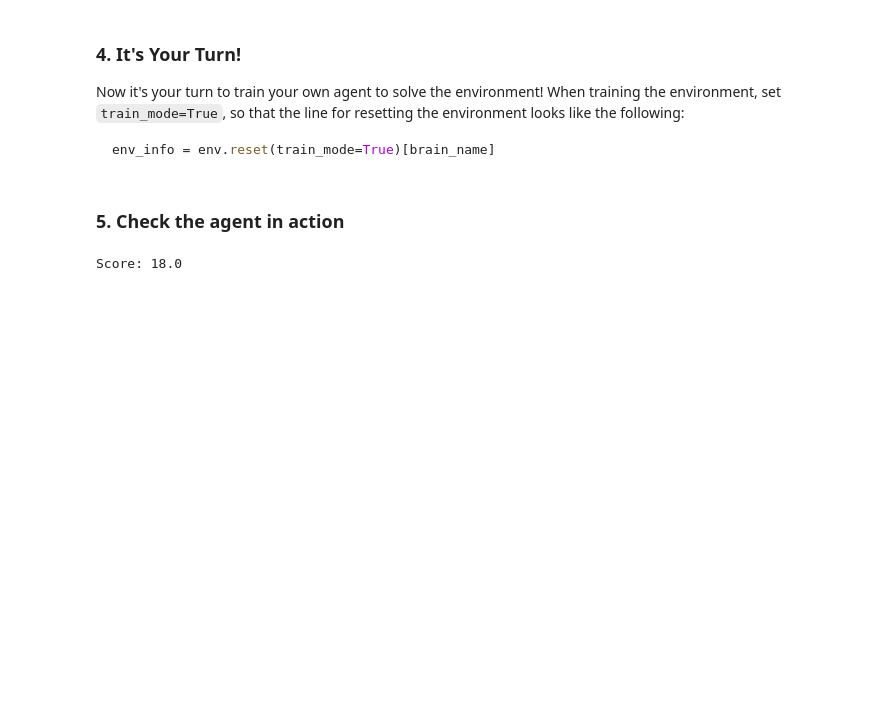
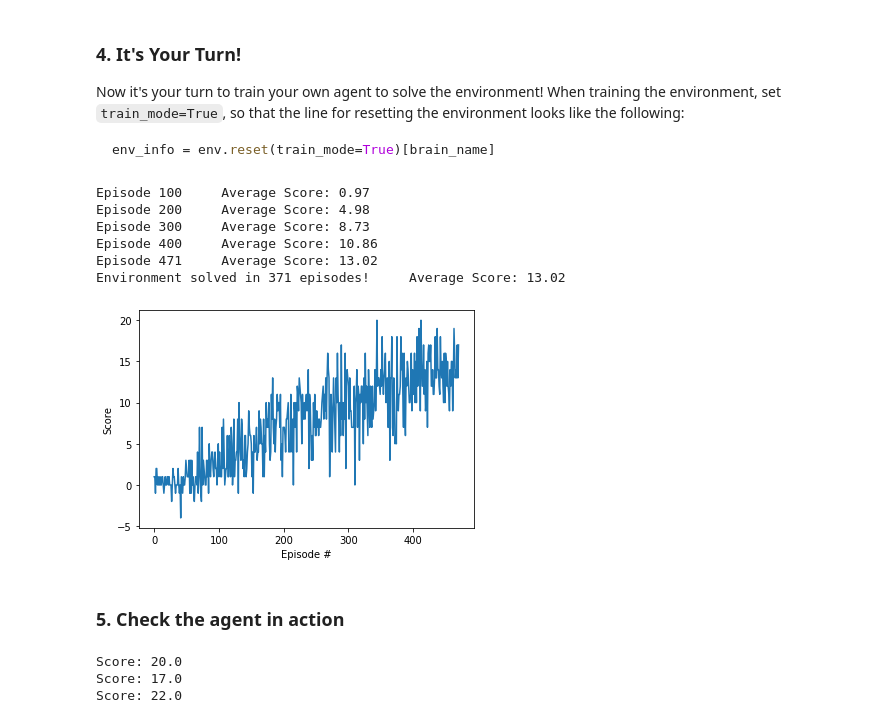
Before and after one commit to dhruvbaldawa/deep-reinforcement-learning, a Jupyter notebook: p1_navigation/Navigation.ipynb, the cells around one changed output. Drawn from its saved outputs; the diff is of its cells as text; code cells hidden in the pictures; blank space fills up the shorter version.

```diff
--- a/p1_navigation/Navigation.ipynb
+++ b/p1_navigation/Navigation.ipynb
@@ -155,24 +155,33 @@ def train_agent(agent, n_episodes=2000, max_t=1000, policy=GreedyPolicy(1.0, 0.0
 
     return scores
 # %%
+CHECKPOINT_FILE = 'checkpoint.pth'
 agent = Agent(state_size=len(env_info.vector_observations[0]), action_size=brain.vector_action_space_size, seed=0)
 # %%
 try:
     scores = train_agent(agent)
 finally:
-    torch.save(agent.qnetwork_local.state_dict(), 'checkpoint.pth')
+    torch.save(agent.qnetwork.state_dict(), CHECKPOINT_FILE)
     env.reset()[brain_name]
 
 # plot the scores
 fig = plt.figure()
 plt.plot(np.arange(len(scores)), scores)
 plt.ylabel('Score')
 plt.xlabel('Episode #')
 plt.show()
+# %% [output]
+Episode 100     Average Score: 0.97
+Episode 200     Average Score: 4.98
+Episode 300     Average Score: 8.73
+Episode 400     Average Score: 10.86
+Episode 471     Average Score: 13.02
+Environment solved in 371 episodes!     Average Score: 13.02
+[figure, added]
 # %% [markdown]
 ### 5. Check the agent in action
 # %%
-agent.qnetwork.load_state_dict(torch.load('checkpoint.pth'))
+agent.qnetwork.load_state_dict(torch.load(CHECKPOINT_FILE))
 
 for i in range(3):
     env_info = env.reset(train_mode=False)[brain_name]
@@ -190,7 +199,8 @@ for i in range(3):
         print(f"\rScore: {score}", end="")
         if done:
             break
-
-# env.close()
+    print("")
 # %% [output]
-Score: 18.0
+Score: 20.0
+Score: 17.0
+Score: 22.0
```
Also changed, not shown: parts of 2 cells of this notebook, 3 other files.
